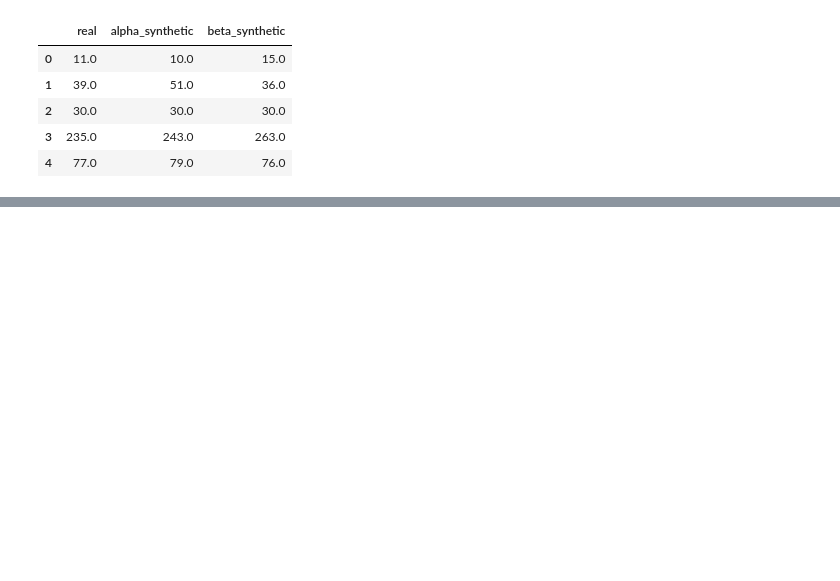
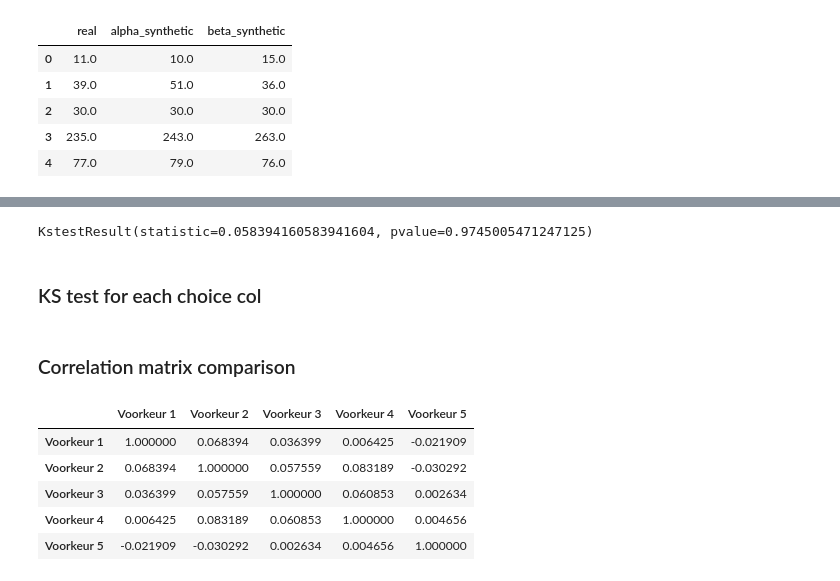
Before and after one commit to aidenta99/thesis, a Jupyter notebook: evaluation.ipynb, the cells around one changed output, grey strips where cells are left out. Cells and saved outputs as stored; diff of their text form; code cells hidden in the pictures; blank space fills up the shorter version.

```diff
--- a/evaluation.ipynb
+++ b/evaluation.ipynb
@@ -121,0 +172,6 @@ fig.show()
+# %%
+stats.ks_2samp(compare_choice_col_bins.real, compare_choice_col_bins.beta_synthetic)
+# %% [output]
+KstestResult(statistic=0.058394160583941604, pvalue=0.9745005471247125)
+# %% [markdown]
+### KS test for each choice col
@@ -121,0 +200,14 @@ fig.show()
+# %% [markdown]
+### Correlation matrix comparison
+# %%
+selected_cols = [c for c in list(encoded_choices_df.columns) if 'Voorkeur' in c][:5]
+# %%
+real_corr = encoded_choices_df[selected_cols].corr()
+real_corr.style.background_gradient(cmap='coolwarm')
+# %% [output]
+|  | Voorkeur 1 | Voorkeur 2 | Voorkeur 3 | Voorkeur 4 | Voorkeur 5 |
+| Voorkeur 1 | 1.000000 | 0.068394 | 0.036399 | 0.006425 | -0.021909 |
+| Voorkeur 2 | 0.068394 | 1.000000 | 0.057559 | 0.083189 | -0.030292 |
+| Voorkeur 3 | 0.036399 | 0.057559 | 1.000000 | 0.060853 | 0.002634 |
+| Voorkeur 4 | 0.006425 | 0.083189 | 0.060853 | 1.000000 | 0.004656 |
+| Voorkeur 5 | -0.021909 | -0.030292 | 0.002634 | 0.004656 | 1.000000 |
```
Also changed, not shown: parts of 13 cells of this notebook.
